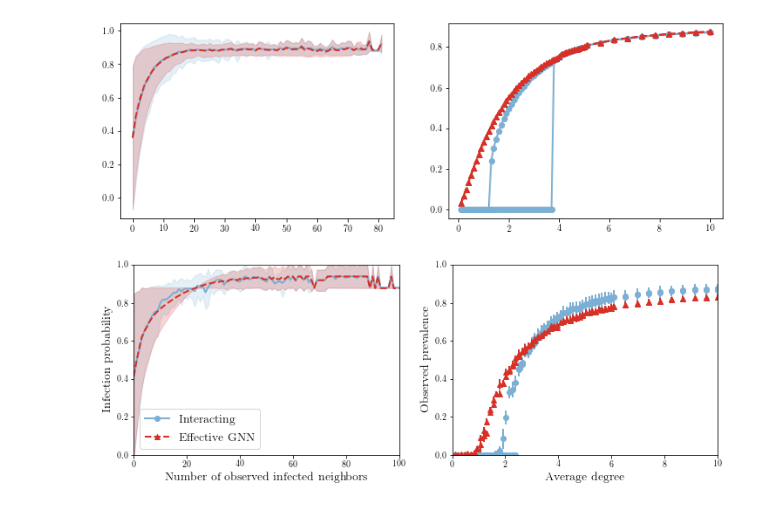
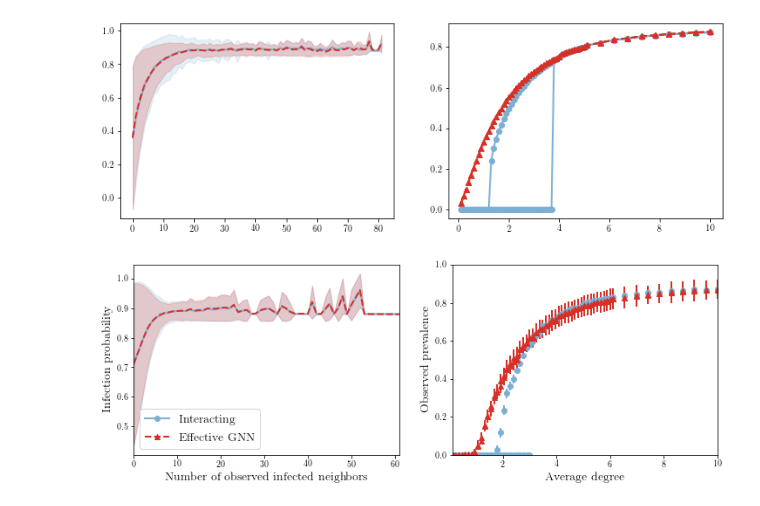
Before and after one commit to charlesmurphy1/dynalearn, a Jupyter notebook: notebooks/hidden-sissis-experiment.ipynb, the cells around one changed output. Saved outputs shown, nothing was run; the diff lists cells and outputs as text; code cells hidden in the pictures.

Commit message:
New experiment after reviews

```diff
--- a/notebooks/hidden-sissis-experiment.ipynb
+++ b/notebooks/hidden-sissis-experiment.ipynb
@@ -191,13 +191,13 @@ ax[1].plot(x, y2, color=gnn_colors[1], ls='--', lw=2, marker='^')
 [<matplotlib.lines.Line2D at 0x...>]
 [figure]
 # %%
-ws, wt = 1, 1
+ws, wt = 5, 1
+# dynamics = "sissis"
+dynamics = "hiddensissis"
+experiment = Experiment.unzip(f"../data/phase2-data/training/summary/{dynamics}-ba-ns10000-ws{ws}-wt{wt}.zip")
+experiment.load_metrics()
 
-experiment = Experiment.from_file(f"../data/phase2-data/training/full_data/hiddensissis-ba-ns1000-"+
-                                  f"ws{ws}-wt{wt}/config.pickle")
-experiment.load()
-
-
+_ws = ws if ws <= 3 else 3
 
 true_colors = [dynalearn.utilities.color_pale["blue"], dynalearn.utilities.color_pale["red"],
                dynalearn.utilities.color_pale["grey"]]
@@ -206,24 +206,34 @@ gnn_colors = [dynalearn.utilities.color_dark["blue"], dynalearn.utilities.color_
 
 fig, ax = plt.subplots(1, 2, figsize=(12, 4))
 
-s_cond = np.where(to_nary(np.arange(2**ws), base=2, dim=ws)[-1] == 0)[0].tolist()
-i_cond = np.where(to_nary(np.arange(2**ws), base=2, dim=ws)[-1] == 1)[0].tolist()
+if dynamics == "sissis":
+    s_cond = [0, 2]
+    i_cond = [1, 3]
+elif dynamics == "hiddensissis":
+    s_cond = np.where(to_nary(np.arange(2**_ws), base=2, dim=ws)[-1] == 0)[0].tolist()
+    i_cond = np.where(to_nary(np.arange(2**_ws), base=2, dim=ws)[-1] == 1)[0].tolist()
 
 ltp = experiment.metrics["TrueLTPMetrics"].data["ltp"]
 s = experiment.metrics["TrueLTPMetrics"].data["summaries"]
-x, y, yl, yh = LTPMetrics.aggregate(ltp, s, in_state=s_cond, out_state=1, axis=i_cond)
+if dynamics == "sissis":
+    x, y, yl, yh = LTPMetrics.aggregate(ltp, s, in_state=s_cond, out_state=[1, 3], axis=i_cond)
+elif dynamics == "hiddensissis":
+    x, y, yl, yh = LTPMetrics.aggregate(ltp, s, in_state=s_cond, out_state=1, axis=i_cond)
 ax[0].plot(x, y, color=true_colors[0], ls='-', lw=2)
 ax[0].fill_between(x, yl, yh, color=true_colors[0], alpha=0.2)
 xmin, xmax = np.min(x), np.max(x)
 
 ltp = experiment.metrics["GNNLTPMetrics"].data["ltp"]
 s = experiment.metrics["GNNLTPMetrics"].data["summaries"]
-x, y, yl, yh = LTPMetrics.aggregate(ltp, s, in_state=s_cond, out_state=1, axis=i_cond)
+if dynamics == "sissis":
+    x, y, yl, yh = LTPMetrics.aggregate(ltp, s, in_state=s_cond, out_state=[1, 3], axis=i_cond)
+elif dynamics == "hiddensissis":
+    x, y, yl, yh = LTPMetrics.aggregate(ltp, s, in_state=s_cond, out_state=1, axis=i_cond)
 ax[0].plot(x, y, color=gnn_colors[1], ls='--', lw=2)
 ax[0].fill_between(x, yl, yh, color=gnn_colors[1], alpha=0.2)
 xmin, xmax = np.max([xmin, np.min(x)]), np.min([xmax,np.max(x)])
 ax[0].set_xlim([xmin, xmax])
-ax[0].set_ylim([0, 1])
+# ax[0].set_ylim([0, 1])
 ax[0].set_xlabel('Number of observed infected neighbors', fontsize=14)
 ax[0].set_ylabel('Infection probability', fontsize=14)
 
@@ -237,33 +247,39 @@ err2 = data2[:, 1, (1, 3)].sum(-1)
 
 ax[1].errorbar(x, y1, yerr=err1, color=true_colors[0], ls='None', lw=2, marker='o')
 ax[1].errorbar(x, y2, yerr=err2, color=true_colors[0], ls='None', lw=2, marker='o')
 xmin, xmax = np.min(x), np.max(x)
 
+if dynamics == "sissis":
+    s_cond = [0, 2]
+    i_cond = [1, 3]
+elif dynamics == "hiddensissis":
+    s_cond = np.where(to_nary(np.arange(2**ws), base=2, dim=ws)[-1] == 0)[0].tolist()
+    i_cond = np.where(to_nary(np.arange(2**ws), base=2, dim=ws)[-1] == 1)[0].tolist()
 
 x = experiment.metrics["GNNPESSMetrics"].data["parameters"]
 data1 = experiment.metrics["GNNPESSMetrics"].data["absorbing_stationary_state"]
 data2 = experiment.metrics["GNNPESSMetrics"].data["epidemic_stationary_state"]
 
 y1 = data1[:, 0, i_cond].sum(-1)
 y2 = data2[:, 0, i_cond].sum(-1)
 err1 = data1[:, 1, i_cond].sum(-1)
 err2 = data2[:, 1, i_cond].sum(-1)
 ax[1].errorbar(x, y1, yerr=err1, color=gnn_colors[1], ls='None', lw=2, marker='^')
 ax[1].errorbar(x, y2, yerr=err2, color=gnn_colors[1], ls='None', lw=2, marker='^')
 xmin, xmax = np.max([xmin, np.min(x)]), np.min([xmax,np.max(x)])
-ax[1].set_xlim([0, 10])
+ax[1].set_xlim([xmin, xmax])
 ax[1].set_ylim([0, 1])
 ax[1].set_xlabel('Average degree', fontsize=14)
 ax[1].set_ylabel('Observed prevalence', fontsize=14)
 
 handles = []
 handles.append(Line2D([0], [0], marker="o", linestyle='-', color=true_colors[0], lw=2,
                       label=r'Interacting'))
 handles.append(Line2D([0], [0], marker="^", linestyle='--', color=gnn_colors[1], lw=2,
                       label=r'Effective GNN'))
 ax[0].legend(handles=handles, loc=0, fontsize=14)
 
 
-fig.savefig(f"hiddensissis-ws{ws}-wt{wt}.png")
+fig.savefig(f"{dynamics}-ws{ws}-wt{wt}.png")
 # %% [output]
-[figure, old version]
+[figure, new version]
```
Also changed, not shown: 18 other files.
